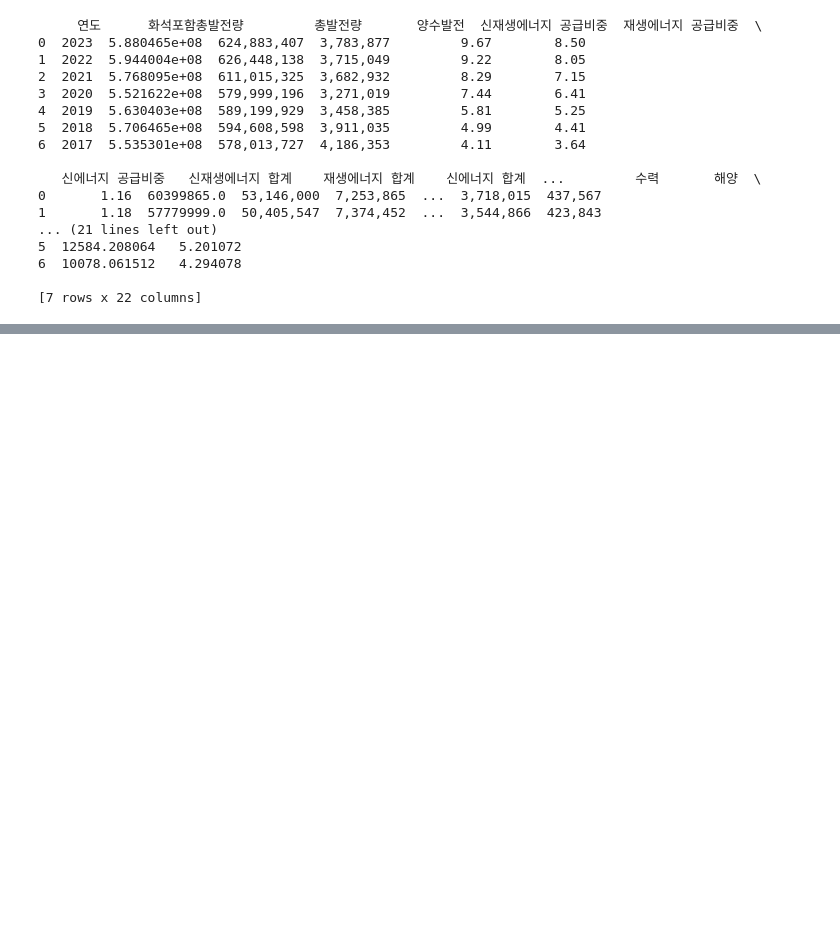
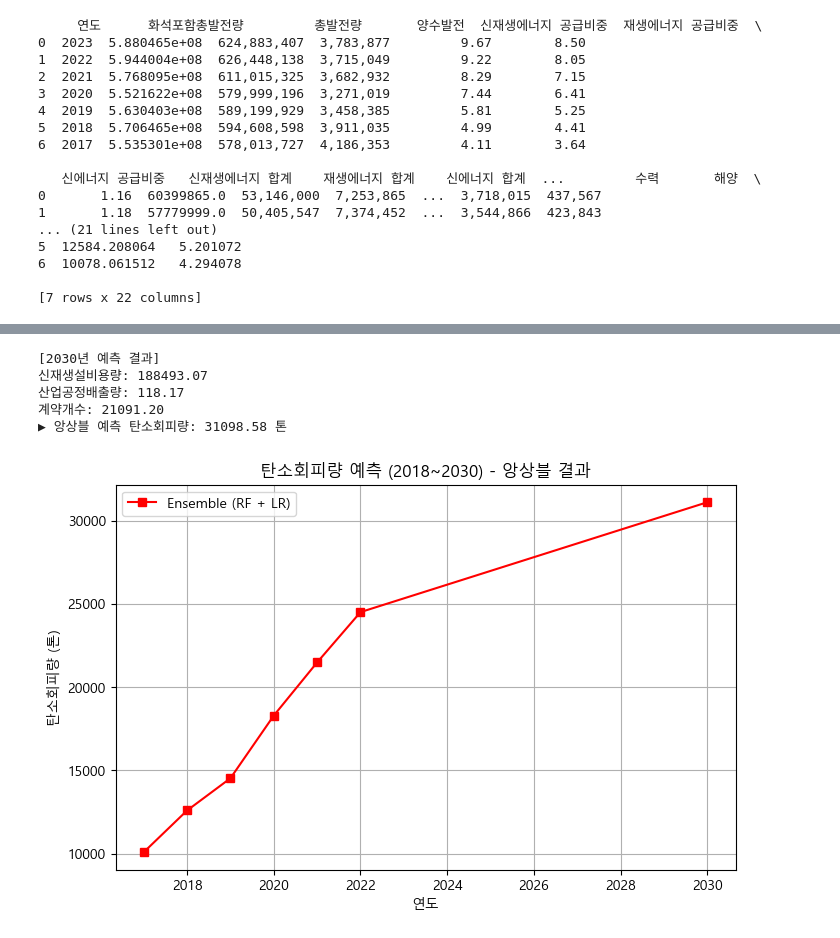
Before and after one commit to TansoZero-Org/TansoZero-Data, a Jupyter notebook: DataMining/정책별_현황.ipynb, the cells around one changed output, grey strips where cells are left out. Saved outputs shown, nothing was run; the diff lists cells and outputs as text; code cells hidden in the pictures; blank space fills up the shorter version.

```diff
--- a/DataMining/정책별_현황.ipynb
+++ b/DataMining/정책별_현황.ipynb
@@ -750,0 +1005,73 @@ plt.show()
+# %%
+import numpy as np
+import matplotlib.pyplot as plt
+from sklearn.linear_model import LinearRegression
+
+# 2022년 기준값 설정
+base_year = 2022
+
+base_supply = data.loc[base_year, '신재생설비용량 합계']
+base_industry_emission = data.loc[base_year, '산업공정배출량']
+base_contract = data.loc[base_year, '계약개수']
+
+# 훈련 데이터 범위 정보 출력용
+supply_min, supply_max = data['신재생설비용량 합계'].min(), data['신재생설비용량 합계'].max()
+industry_min, industry_max = data['산업공정배출량'].min(), data['산업공정배출량'].max()
+contract_min, contract_max = data['계약개수'].min(), data['계약개수'].max()
+
+# 입력 유효성 검사 함수
+def get_float_input(prompt):
+    while True:
+        try:
+            return float(input(prompt))
+        except:
+            print("숫자를 입력해주세요.")
+
+# 사용자 입력 받기
+increase_ratio_supply = get_float_input("신재생 공급비중을 2022 대비 몇 % 증가시킬 계획인가요? (예: 50 입력 시 50% 증가): ")
+decrease_ratio_industry = get_float_input("산업공정 배출량을 2022 대비 몇 % 감축할 계획인가요? (예: 20 입력 시 20% 감소): ")
+
+# 입력값 계산
+future_supply = base_supply * (1 + increase_ratio_supply / 100)
+future_industry_emission = base_industry_emission * (1 - decrease_ratio_industry / 100)
+future_contract = base_contract * (1 + increase_ratio_supply / 100)  # 공급비중 증가율과 동일하게 가정
+
+# 앙상블 예측 함수 정의
+def ensemble_predict(X):
+    pred_rf = rf_model.predict(X)
+    lr_model = LinearRegression()
+    X_all = data[['산업공정배출량', '계약개수', '신재생설비용량 합계']]
+    y_all = data['탄소회피량']
+    lr_model.fit(X_all, y_all)
+    pred_lr = lr_model.predict(X)
+    return (pred_rf + pred_lr) / 2
+
+# 예측
+X_future = np.array([[future_industry_emission, future_contract, future_supply]])
+future_prediction_ensemble = ensemble_predict(X_future)[0]
+
+print("\n[2030년 예측 결과]")
+print(f"신재생설비용량: {future_supply:.2f}")
+print(f"산업공정배출량: {future_industry_emission:.2f}")
+print(f"계약개수: {future_contract:.2f}")
+print(f"▶ 앙상블 예측 탄소회피량: {future_prediction_ensemble:.2f} 톤")
+
+# 앙상블 결과만 시각화
+plt.figure(figsize=(8,5))
+years = list(data.index) + [2030]
+values_ensemble = list(data['탄소회피량']) + [future_prediction_ensemble]
+
+plt.plot(years, values_ensemble, marker='s', linestyle='-', color='red', label='Ensemble (RF + LR)')
+plt.title('탄소회피량 예측 (2018~2030) - 앙상블 결과')
+plt.xlabel('연도')
+plt.ylabel('탄소회피량 (톤)')
+plt.grid(True)
+plt.legend()
+plt.show()
+# %% [output]
+[2030년 예측 결과]
+신재생설비용량: 188493.07
+산업공정배출량: 118.17
+계약개수: 21091.20
+▶ 앙상블 예측 탄소회피량: 31098.58 톤
+[figure, added]
```
Also changed, not shown: parts of 7 cells of this notebook.
